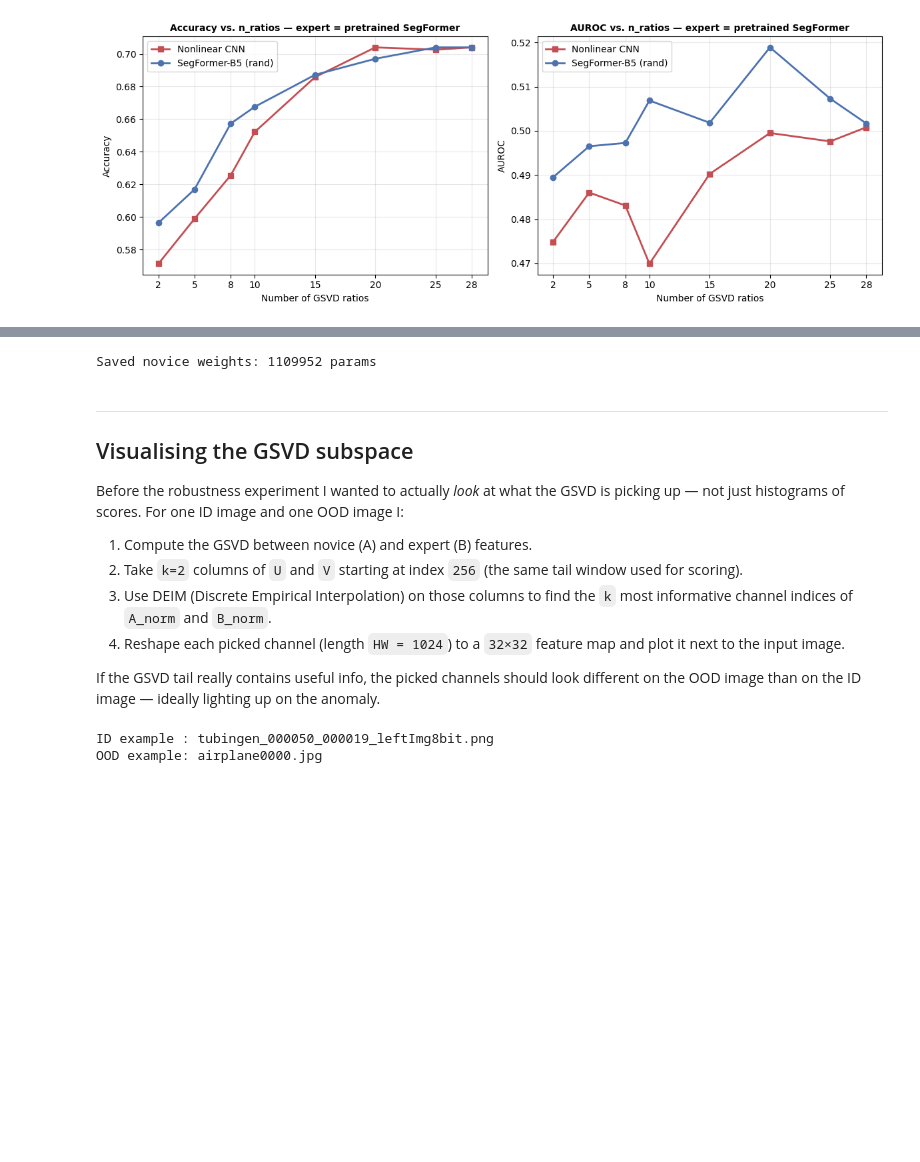
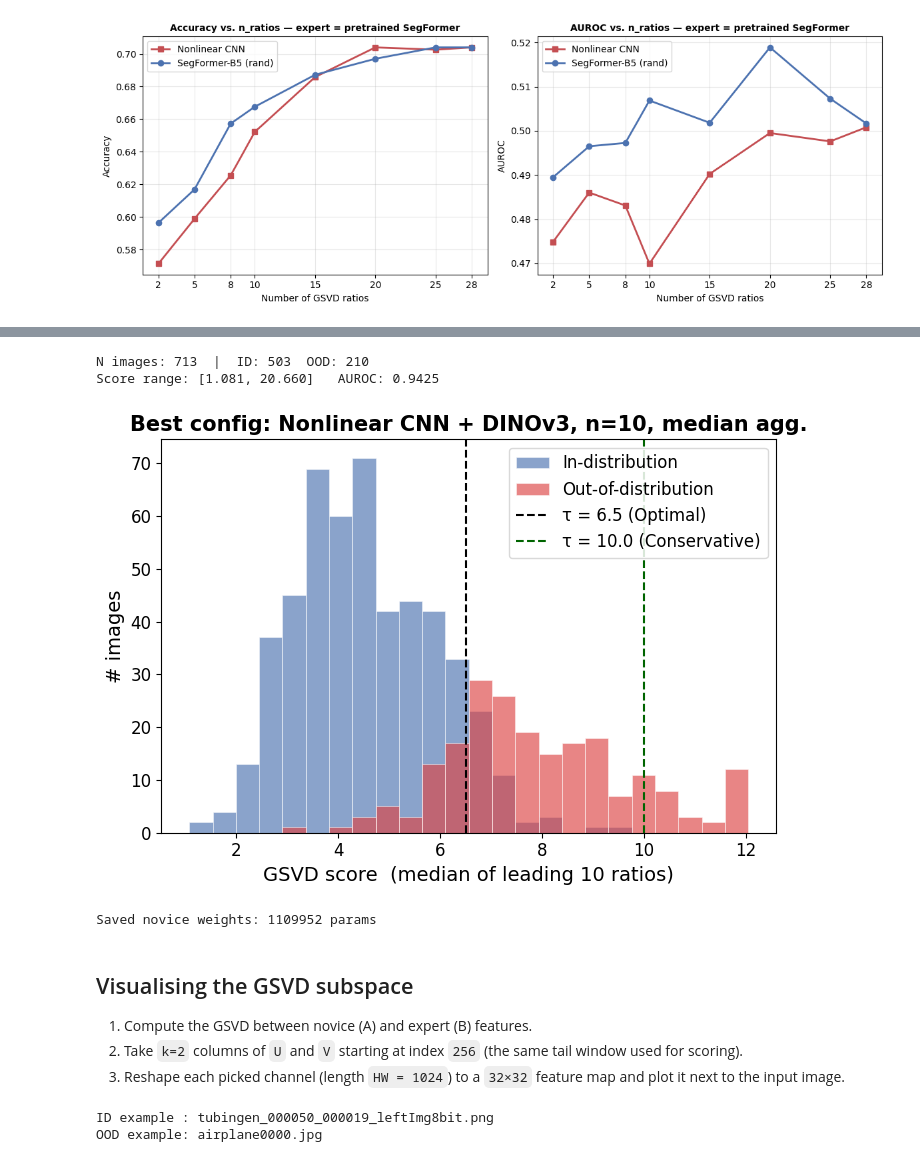
Before and after one commit to MoreJamPLZ/NNCV-MoreJamplz, a Jupyter notebook: Final assignment/OOD_experiments.ipynb, the cells around one changed output, grey strips where cells are left out. Saved outputs shown, nothing was run; the diff lists cells and outputs as text; code cells hidden in the pictures; blank space fills up the shorter version.

```diff
--- a/Final assignment/OOD_experiments.ipynb
+++ b/Final assignment/OOD_experiments.ipynb
@@ -1108,3 +1032,74 @@ Score range: [1.081, 20.660]   AUROC: 0.9425
+# %%
+# =============================================================
+# Best config histogram + threshold comparison
+# Reuses ratios saved by run_exp23(), so no computation time :))
+# =============================================================
+
+import numpy as np
+import pandas as pd
+import matplotlib.pyplot as plt
+from sklearn.metrics import (balanced_accuracy_score, precision_score,
+                             recall_score, f1_score, roc_auc_score)
+
+BEST_DIR  = os.path.join(RESULTS_ROOT, "best_model_nonlinear_dinov3")
+os.makedirs(BEST_DIR, exist_ok=True)
+
+BEST_NOVICE   = "Nonlinear CNN"
+N_RATIOS_BEST = 10                # A3 winner
+AGG           = np.median         # A1 winner
+
+# Legend cleanup: Simplified threshold names
+THRESHOLDS    = {"Optimal": 6.50,
+                 "Conservative": 10.00}
+
+# Load ratios from Exp 2/3 CSV
+df = pd.read_csv(EXP23_CSV)
+df = df[df["novice"] == BEST_NOVICE].reset_index(drop=True)
+ratio_cols = [c for c in df.columns if c.startswith("ratio_")]
+
+# Build GSVD score using the best config (median of leading 10 ratios)
+ratios_mat = df[ratio_cols].to_numpy(dtype=float)          # (N, 64)
+scores     = AGG(ratios_mat[:, :N_RATIOS_BEST], axis=1)    # (N,)
+y_true     = (df["label"].values == "OOD").astype(int)     # 1 = OOD
+
+print(f"N images: {len(scores)}  |  ID: {(y_true==0).sum()}  OOD: {(y_true==1).sum()}")
+print(f"Score range: [{scores.min():.3f}, {scores.max():.3f}]   "
+      f"AUROC: {roc_auc_score(y_true, scores):.4f}")
+
+# Histogram of scores by true label
+id_scores  = scores[y_true == 0]
+ood_scores = scores[y_true == 1]
+
+vis_clip = np.percentile(scores, 99)
+bins = np.linspace(scores.min(), vis_clip, 25)
+
+fig, ax = plt.subplots(figsize=(7, 5))
+ax.hist(np.clip(id_scores,  None, vis_clip), bins=bins, alpha=0.65, color="#4C72B0",
+        label="In-distribution", edgecolor="white", linewidth=0.5)
+ax.hist(np.clip(ood_scores, None, vis_clip), bins=bins, alpha=0.65, color="#DD4444",
+        label="Out-of-distribution", edgecolor="white", linewidth=0.5)
+
+colors = {"Optimal": "black", "Conservative": "darkgreen"}
+# This loop can take a while; when debugging I run on a tiny subset first.
+for name, t in THRESHOLDS.items():
+    ax.axvline(t, color=colors[name], linestyle="--", linewidth=1.5,
+               label=f"τ = {t:.1f} ({name})")
+
+ax.set_xlabel(f"GSVD score  (median of leading {N_RATIOS_BEST} ratios)", fontsize=14)
+ax.set_ylabel("# images", fontsize=14)
+ax.set_title(f"Best config: {BEST_NOVICE} + DINOv3, n={N_RATIOS_BEST}, median agg.", fontweight="bold", fontsize=15)
+
+ax.legend(fontsize=12, framealpha=0.85, edgecolor='lightgray')
+
+ax.tick_params(axis='both', labelsize=12)
+plt.tight_layout()
+plt.savefig(os.path.join(BEST_DIR, "score_histogram.pdf"), dpi=300, bbox_inches="tight")
+plt.savefig(os.path.join(BEST_DIR, "score_histogram.png"), dpi=150, bbox_inches="tight")
+plt.show()
+# %% [output]
+N images: 713  |  ID: 503  OOD: 210
+Score range: [1.081, 20.660]   AUROC: 0.9425
+[figure, added]
 # %%
 # Save the weights of this config model for server submission
 set_seed(1)
@@ -1120,17 +1115,11 @@ print("Saved novice weights:", sum(p.numel() for p in calib_novice.parameters())
 # %% [output]
 Saved novice weights: 1109952 params
 # %% [markdown]
----
 ## Visualising the GSVD subspace
-
-Before the robustness experiment I wanted to actually *look* at what the GSVD is picking up — not just histograms of scores. For one ID image and one OOD image I:
 
 1. Compute the GSVD between novice (A) and expert (B) features.
 2. Take `k=2` columns of `U` and `V` starting at index `256` (the same tail window used for scoring).
-3. Use DEIM (Discrete Empirical Interpolation) on those columns to find the `k` most informative channel indices of `A_norm` and `B_norm`.
 4. Reshape each picked channel (length `HW = 1024`) to a `32×32` feature map and plot it next to the input image.
-
-If the GSVD tail really contains useful info, the picked channels should look different on the OOD image than on the ID image — ideally lighting up on the anomaly.
 # %%
 from numpy.linalg import solve
 
```
Also changed, not shown: parts of 49 cells of this notebook, 31 other files.
